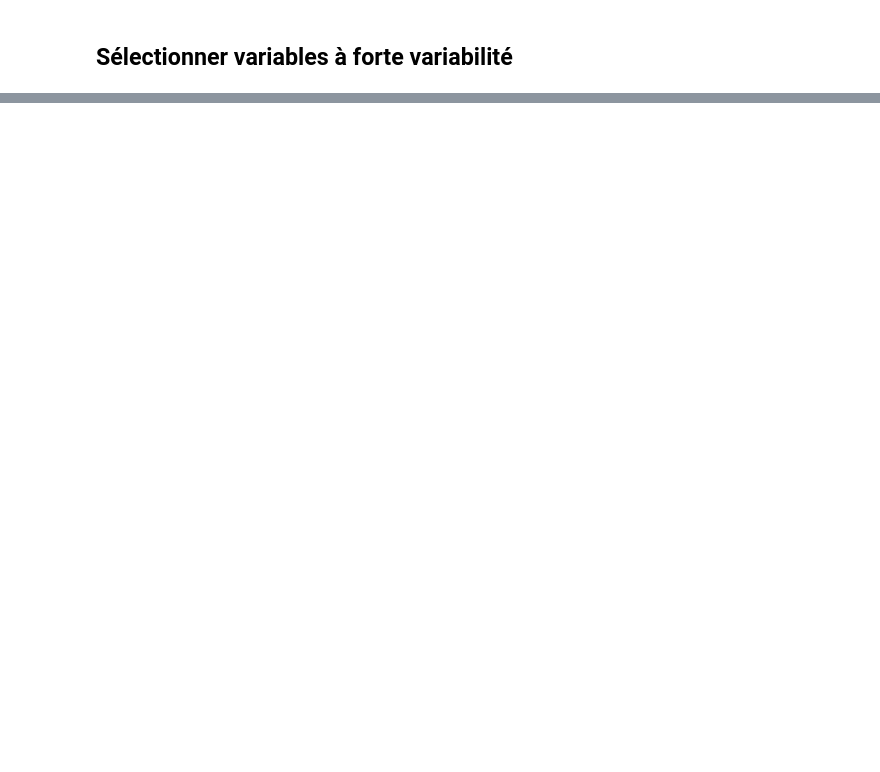
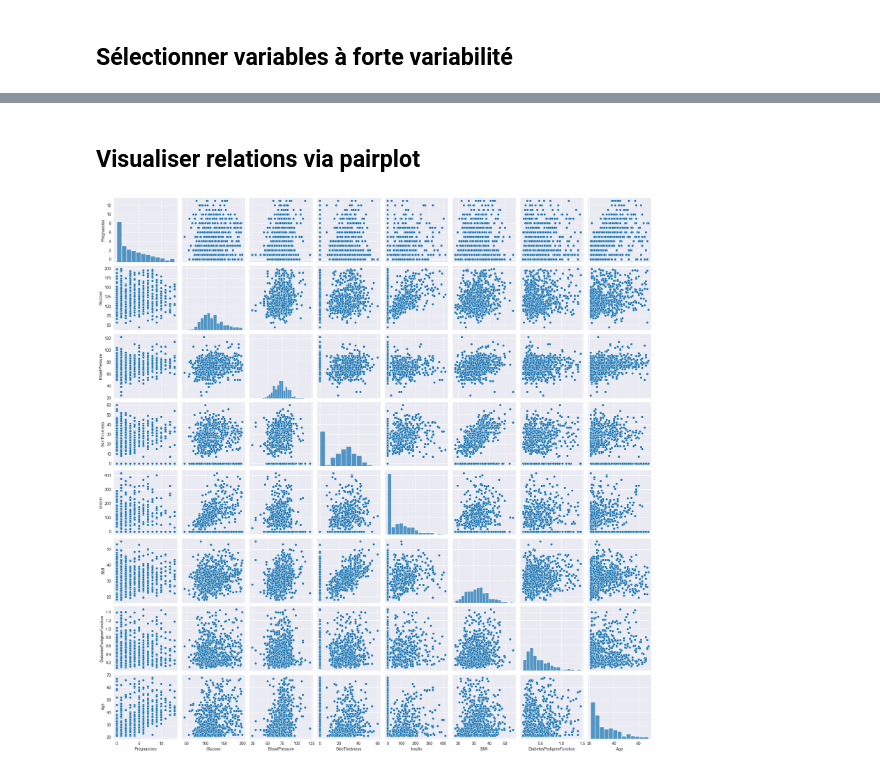
Before and after one commit to YounessBoumeshouli/Analyse_et_Pr-diction_du_Risque_de_Diab-te, a Jupyter notebook: main.ipynb, the cells around one changed output, grey strips where cells are left out. Saved outputs shown, nothing was run; the diff lists cells and outputs as text; code cells hidden in the pictures; blank space fills up the shorter version.

Commit message:
AEPDRDD-25 Visualiser relations via pairplot

```diff
--- a/main.ipynb
+++ b/main.ipynb
@@ -363 +363,10 @@ Age                          126.990170
 dtype: float64
+# %% [markdown]
+## Visualiser relations via pairplot
+# %%
+import seaborn
+import matplotlib.pyplot as plt
+seaborn.pairplot(df_cleaned)
+plt.show()
+# %% [output]
+[figure, added]
```
Also changed, not shown: parts of 4 cells of this notebook.
